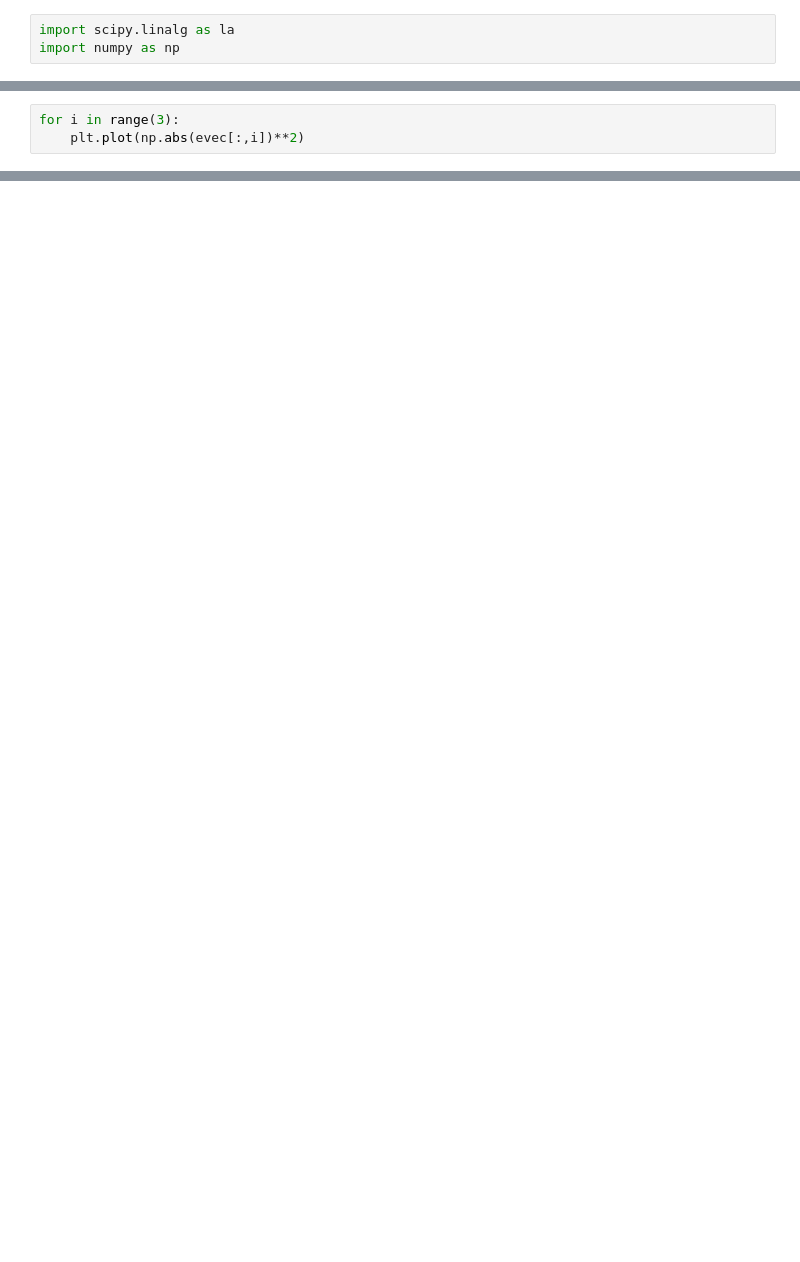
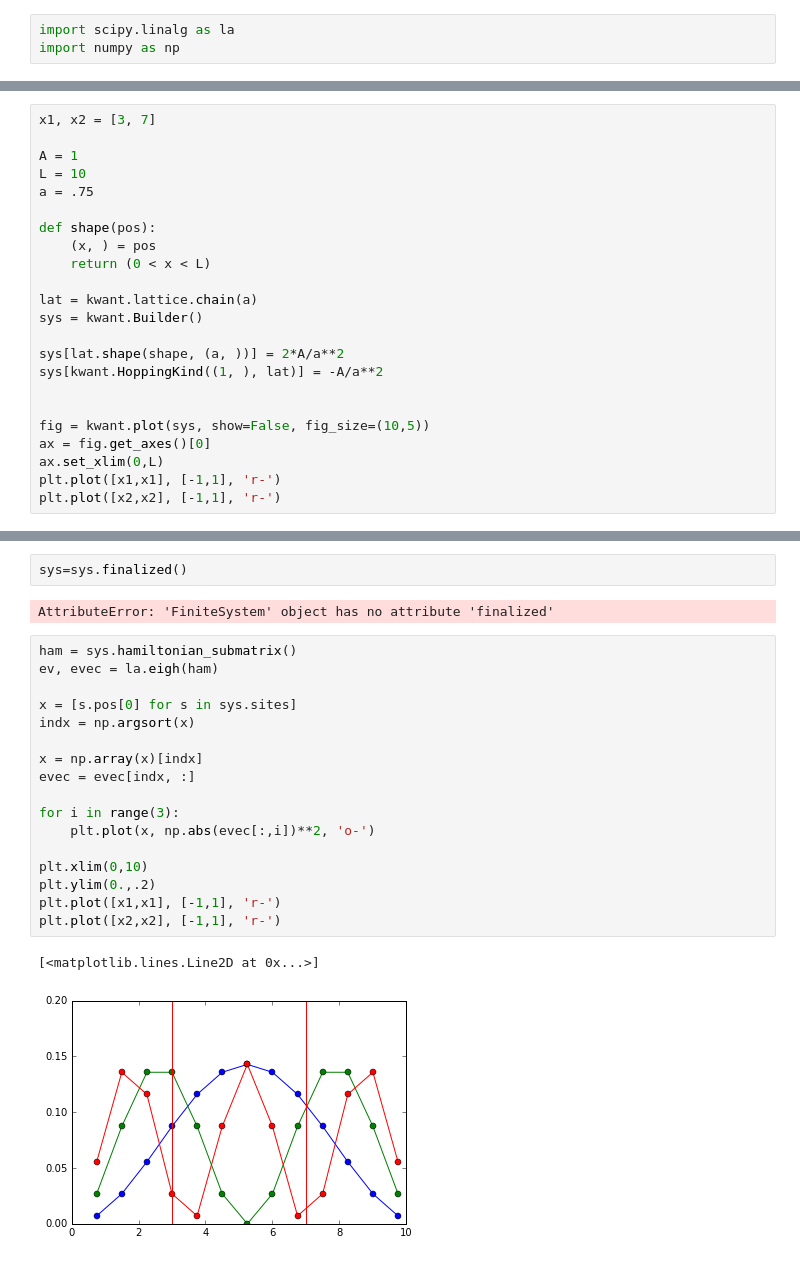
Before and after one commit to basnijholt/discretizer, a Jupyter notebook: docs/heterostructure.ipynb, the cells around one changed output, grey strips where cells are left out. Saved outputs shown, nothing was run; the diff lists cells and outputs as text; blank space fills up the shorter version.

```diff
--- a/docs/heterostructure.ipynb
+++ b/docs/heterostructure.ipynb
@@ -63,3 +9,0 @@ evec = evec[indx, :]
-# %%
-for i in range(3):
-    plt.plot(np.abs(evec[:,i])**2)
@@ -74,0 +37,23 @@ plt.ylim(0,5)
+# %%
+x1, x2 = [3, 7]
+
+A = 1
+L = 10
+a = .75
+
+def shape(pos):
+    (x, ) = pos
+    return (0 < x < L)
+
+lat = kwant.lattice.chain(a)
+sys = kwant.Builder()
+
+sys[lat.shape(shape, (a, ))] = 2*A/a**2
+sys[kwant.HoppingKind((1, ), lat)] = -A/a**2
+
+
+fig = kwant.plot(sys, show=False, fig_size=(10,5))
+ax = fig.get_axes()[0]
+ax.set_xlim(0,L)
+plt.plot([x1,x1], [-1,1], 'r-')
+plt.plot([x2,x2], [-1,1], 'r-')
@@ -74,0 +63,24 @@ plt.ylim(0,5)
+# %%
+sys=sys.finalized()
+# %% [output]
+AttributeError: 'FiniteSystem' object has no attribute 'finalized'
+# %%
+ham = sys.hamiltonian_submatrix()
+ev, evec = la.eigh(ham)
+
+x = [s.pos[0] for s in sys.sites]
+indx = np.argsort(x)
+
+x = np.array(x)[indx]
+evec = evec[indx, :]
+
+for i in range(3):
+    plt.plot(x, np.abs(evec[:,i])**2, 'o-')
+
+plt.xlim(0,10)
+plt.ylim(0.,.2)
+plt.plot([x1,x1], [-1,1], 'r-')
+plt.plot([x2,x2], [-1,1], 'r-')
+# %% [output]
+[<matplotlib.lines.Line2D at 0x...>]
+[figure, added]
```
Also changed, not shown: parts of 17 cells of this notebook, 3 other files.
